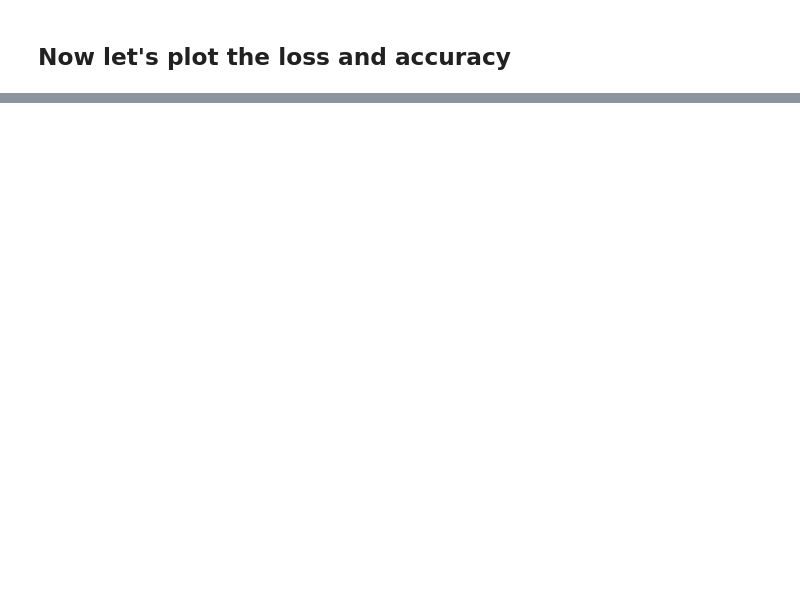
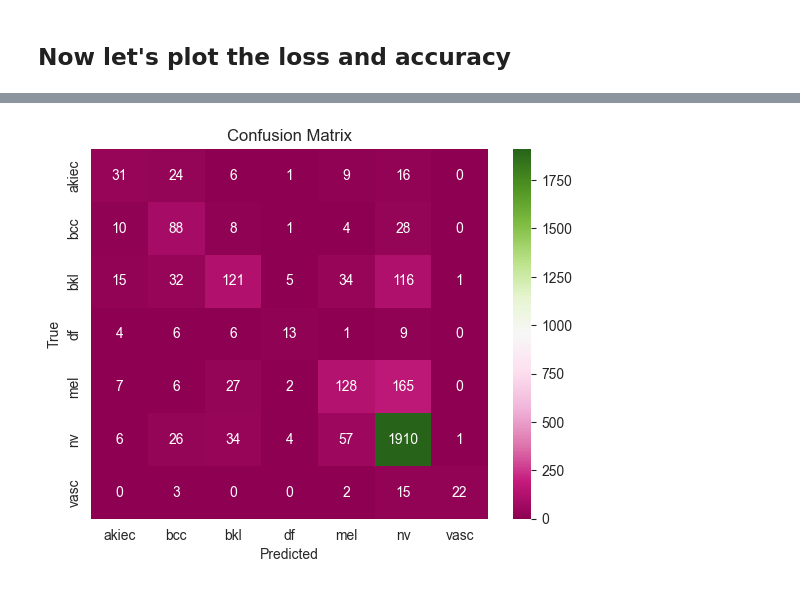
Before and after one commit to NikosGour/Machine-Learning-Assignment-2, a Jupyter notebook: report.ipynb, the cells around one changed output, grey strips where cells are left out. Cells and saved outputs as stored; diff of their text form; code cells hidden in the pictures; blank space fills up the shorter version.

```diff
--- a/report.ipynb
+++ b/report.ipynb
@@ -114,6 +116,13 @@ train_accuracy = []
 def train_net(model: nn.Module, trainloader: DataLoader, valloader: DataLoader = None, epochs: int = 10,
               optimizer: optim.Optimizer = None, loss: nn.modules.loss = None, device: str = 'cpu',
               print_period: int = 10) -> None:
+    # Reset the lists so that we don't append to them if we train the model again / train another model
+    global val_loss, train_loss, val_accuracy, train_accuracy
+    val_loss = []
+    train_loss = []
+    val_accuracy = []
+    train_accuracy = []
+
     for epoch in range(epochs):
         total = 0
         correct = 0
@@ -202,7 +211,8 @@ def train_net(model: nn.Module, trainloader: DataLoader, valloader: DataLoader =
                     val_accuracy.append(avg_accuracy_val)
                     # Print the training loss, training accuracy, validation loss and validation accuracy
                     print(
-                        f'[{epoch + 1}, {batch + 1}] loss: {avg_loss} | accuracy: {avg_accuracy:.2f}% | val_loss: {avg_loss_val} | val_accuracy: {avg_accuracy_val:.2f}%')
+                        f'[{epoch + 1}, {batch + 1}] loss: {avg_loss} | accuracy: {avg_accuracy:.2f}% |'
+                        f' val_loss: {avg_loss_val} | val_accuracy: {avg_accuracy_val:.2f}%')
 
                 # If we don't have a validation set, we only print the training loss and accuracy
                 else:
@@ -457,0 +528,6 @@ Test loss: 1.3475236892700195 | Test accuracy: 74.27%
+# %%
+# Get the number_to_label_array so that we can use it later to plot the confusion matrix
+complex_number_to_label_array = complex_testloader.dataset.dataset.number_to_label_array
+# Test the model
+test_net(complex_model, complex_testloader,complex_number_to_label_array, loss=complex_loss, device=device)
+# %% [output]
@@ -457,0 +535 @@ Test loss: 1.3475236892700195 | Test accuracy: 74.27%
+[figure, added]
```
Also changed, not shown: parts of 30 cells of this notebook, 10 other files.
